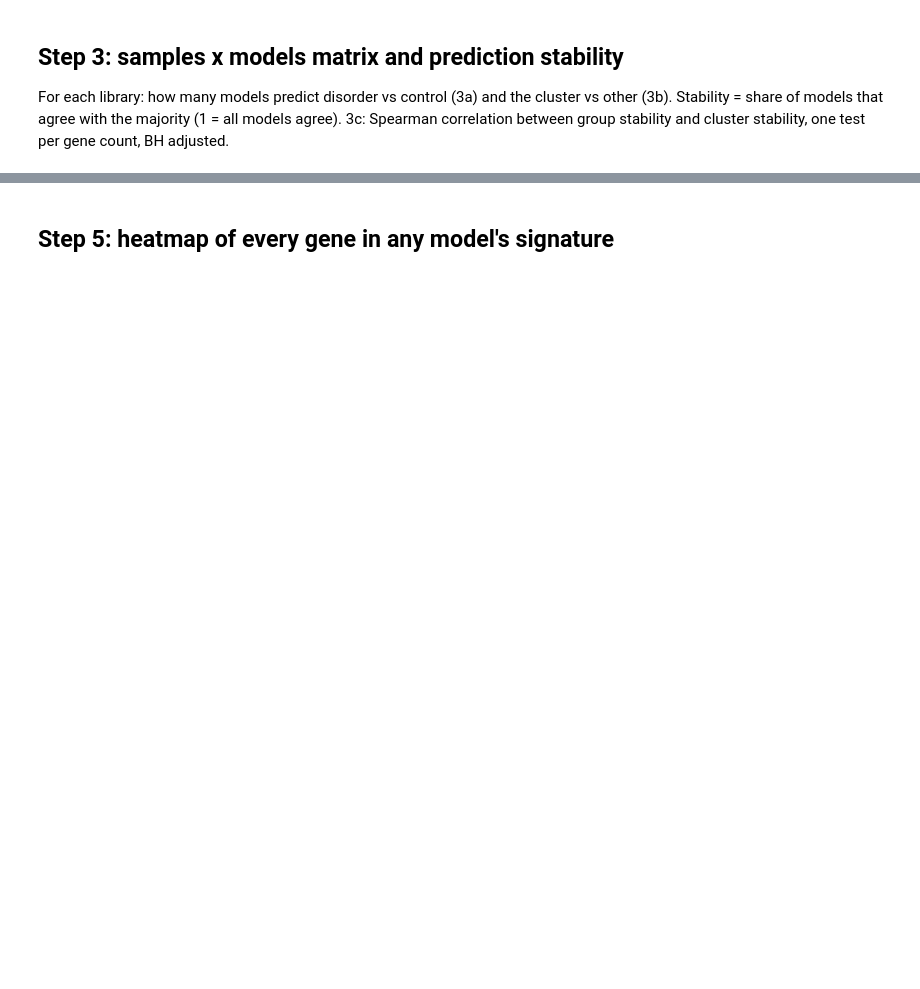
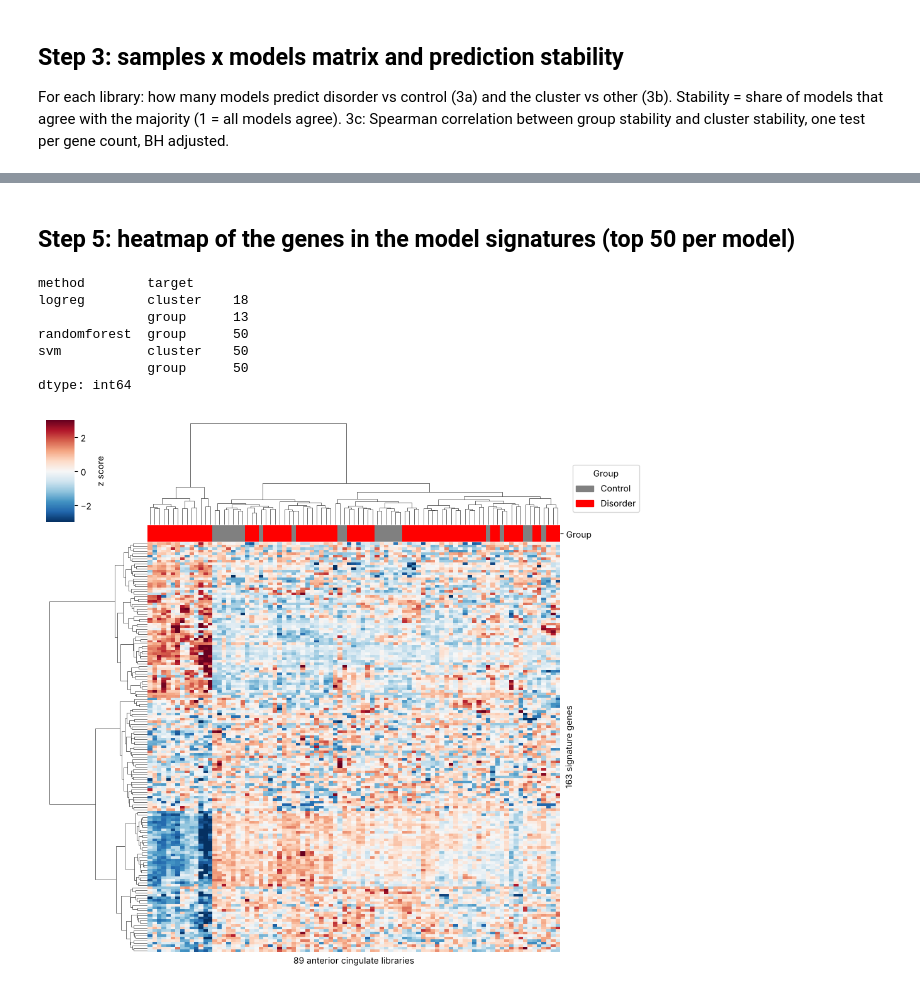
Before and after one commit to vicciv1623/CGS4144-bioinfo_project, a Jupyter notebook: Assignment4_team.ipynb, the cells around one changed output, grey strips where cells are left out. Cells and saved outputs as stored; diff of their text form; code cells hidden in the pictures; blank space fills up the shorter version.

```diff
--- a/Assignment4_team.ipynb
+++ b/Assignment4_team.ipynb
@@ -72,23 +73,36 @@ Name: count, dtype: int64
 # %% [markdown]
-## Step 5: heatmap of every gene in any model's signature
+## Step 5: heatmap of the genes in the model signatures (top 50 per model)
 # %%
 signatures = pd.concat([pd.read_csv(f, sep="\t") for f in glob.glob("results/a4_signature_*.tsv")])
+# some models (SVM, random forest) give every gene a weight, so keep each model's 50 strongest genes
+signatures["abs_coef"] = signatures.coef.abs()
+signatures = signatures.sort_values("abs_coef", ascending=False).groupby(["method", "target"]).head(50)
+print(signatures.groupby(["method", "target"]).size())
 genes = signatures.gene.unique()
 
 expr = pd.read_csv("data/expr_by_library.tsv.gz", sep="\t", index_col=0)
 meta = pd.read_csv("data/meta_by_library.tsv", sep="\t", index_col=0)
 libraries = next(iter(models.values())).index
 heat = np.log2(expr.loc[genes, libraries] + 1)
 
 group = np.where(meta.loc[libraries, "dx"] == "control", "Control", "Disorder")
 group_colors = pd.Series(group, index=libraries).map({"Control": "gray", "Disorder": "red"}).rename("Group")
 
 g = sns.clustermap(heat, z_score=0, method="ward", cmap="RdBu_r", vmin=-3, vmax=3,
                    col_colors=group_colors, xticklabels=False, yticklabels=False, figsize=(9, 9),
                    cbar_kws={"label": "z score"})
 g.ax_heatmap.set_xlabel(f"{len(libraries)} anterior cingulate libraries")
 g.ax_heatmap.set_ylabel(f"{len(genes)} signature genes")
 g.ax_heatmap.legend(handles=[plt.Rectangle((0, 0), 1, 1, color=c) for c in ["gray", "red"]],
                     labels=["Control", "Disorder"], title="Group", loc="upper left", bbox_to_anchor=(1.02, 1.2))
 g.savefig("plots/a4_signature_heatmap.png", dpi=200, bbox_inches="tight")
 plt.show()
+# %% [output]
+method        target
+logreg        cluster    18
+              group      13
+randomforest  group      50
+svm           cluster    50
+              group      50
+dtype: int64
+[figure, added]
```
Also changed, not shown: parts of 2 cells of this notebook, 2 other files.
